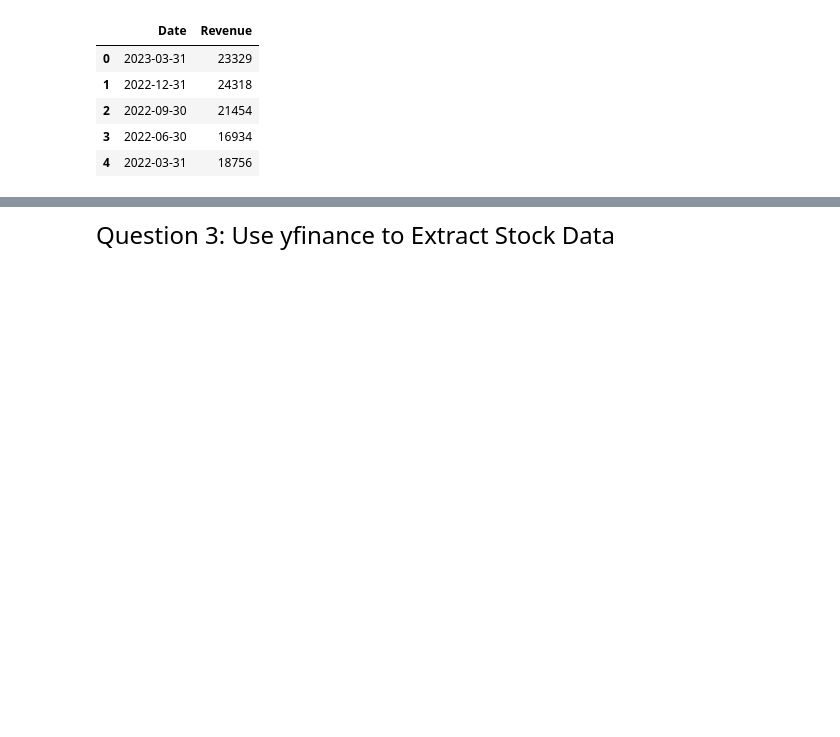
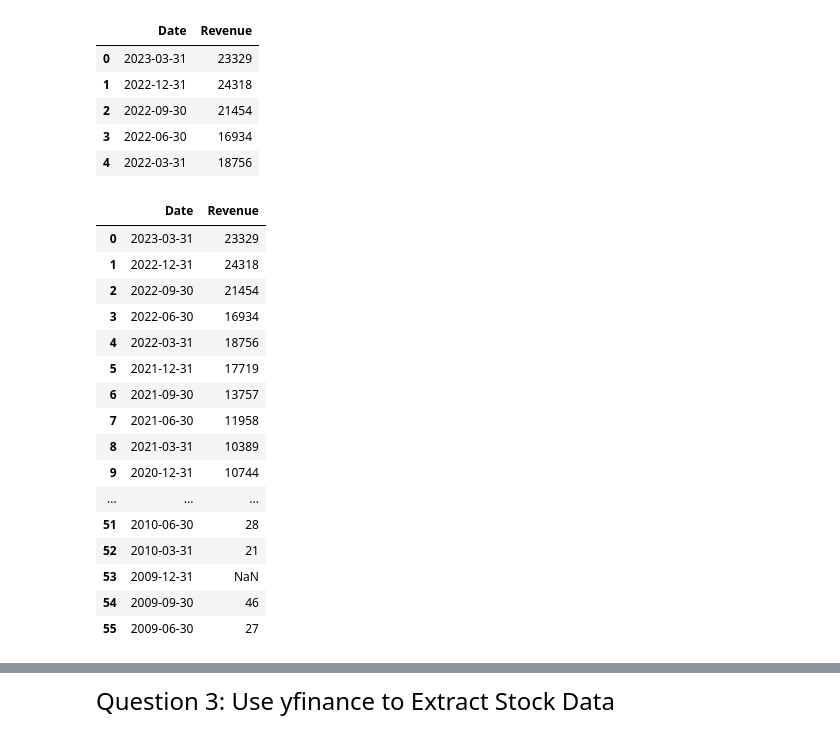
Before and after one commit to varun0336/coursera, a Jupyter notebook: Analyzing Historical Stock & Revenue Data.ipynb, the cells around one changed output, grey strips where cells are left out. Drawn from its saved outputs; the diff is of its cells as text; code cells hidden in the pictures; blank space fills up the shorter version.

```diff
--- a/Analyzing Historical Stock & Revenue Data.ipynb
+++ b/Analyzing Historical Stock & Revenue Data.ipynb
@@ -125,3 +127,23 @@ tesla_revenue.head()
 | 2 | 2022-09-30 | 21454 |
 | 3 | 2022-06-30 | 16934 |
 | 4 | 2022-03-31 | 18756 |
+# %%
+tesla_revenue
+# %% [output]
+|  | Date | Revenue |
+| 0 | 2023-03-31 | 23329 |
+| 1 | 2022-12-31 | 24318 |
+| 2 | 2022-09-30 | 21454 |
+| 3 | 2022-06-30 | 16934 |
+| 4 | 2022-03-31 | 18756 |
+| 5 | 2021-12-31 | 17719 |
+| 6 | 2021-09-30 | 13757 |
+| 7 | 2021-06-30 | 11958 |
+| 8 | 2021-03-31 | 10389 |
+| 9 | 2020-12-31 | 10744 |
+| ... | ... | ... |
+| 51 | 2010-06-30 | 28 |
+| 52 | 2010-03-31 | 21 |
+| 53 | 2009-12-31 | NaN |
+| 54 | 2009-09-30 | 46 |
+| 55 | 2009-06-30 | 27 |
```
Also changed, not shown: parts of 8 cells of this notebook.
